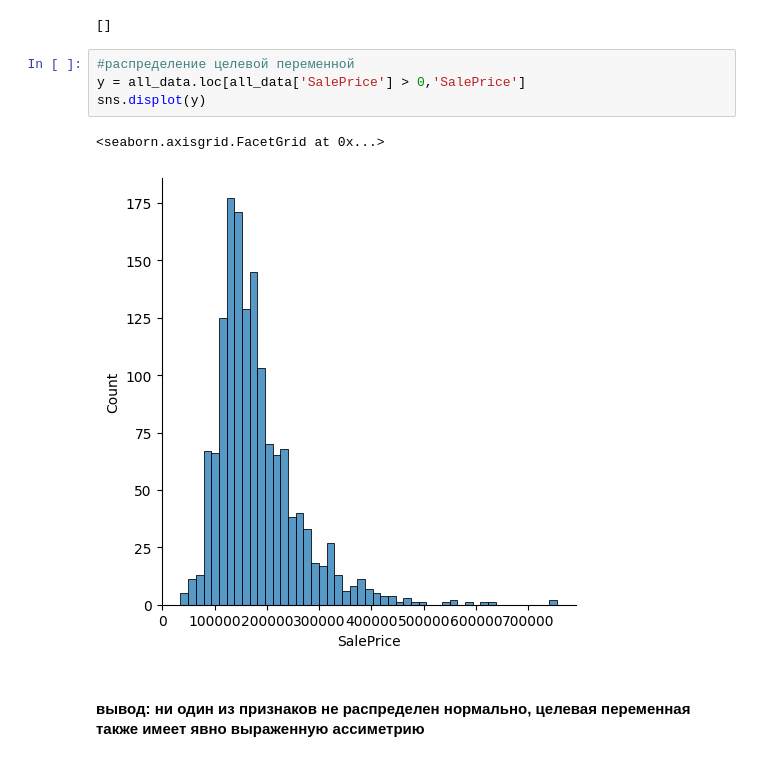
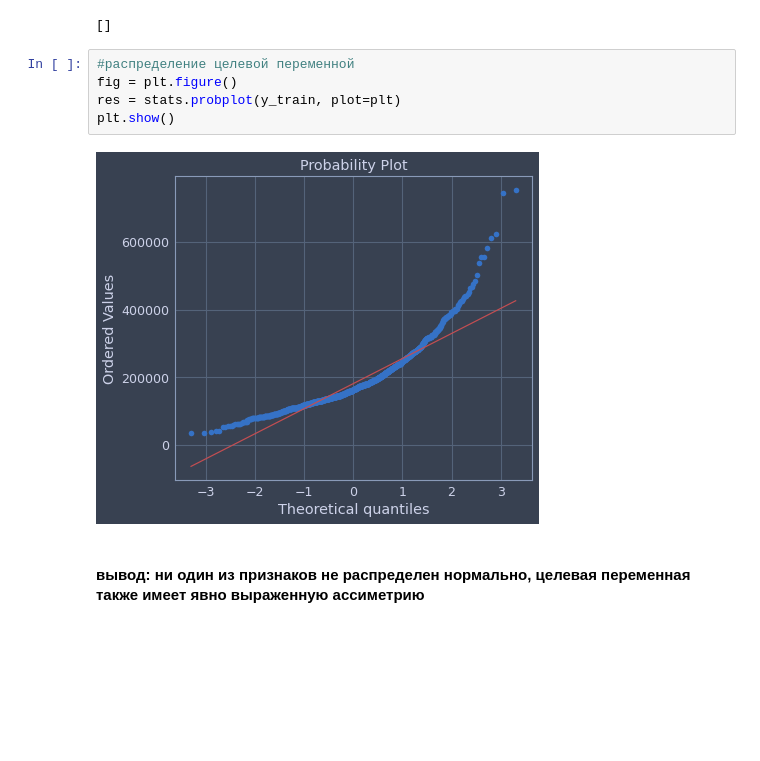
Before and after one commit to vladpobol/notebooks, a Jupyter notebook: house_prices.ipynb, the cells around one changed output. Saved outputs shown, nothing was run; the diff lists cells and outputs as text; blank space fills up the shorter version.

```diff
--- a/house_prices.ipynb
+++ b/house_prices.ipynb
@@ -150,13 +142,13 @@ for col in numeric_features:
 [feature for feature in is_normal_features.keys() if is_normal_features[feature] == True]
 # %% [output]
 []
-# %%
-#распределение целевой переменной
-y = all_data.loc[all_data['SalePrice'] > 0,'SalePrice']
-sns.displot(y)
-# %% [output]
-<seaborn.axisgrid.FacetGrid at 0x...>
-[figure, removed]
+# %%
+#распределение целевой переменной
+fig = plt.figure()
+res = stats.probplot(y_train, plot=plt)
+plt.show()
+# %% [output]
+[figure, added]
 # %% [markdown]
 ####    вывод: ни один из признаков не распределен нормально, целевая переменная также имеет явно выраженную ассиметрию
 # %% [markdown]
```
Also changed, not shown: parts of 30 cells of this notebook, 8 other files.
